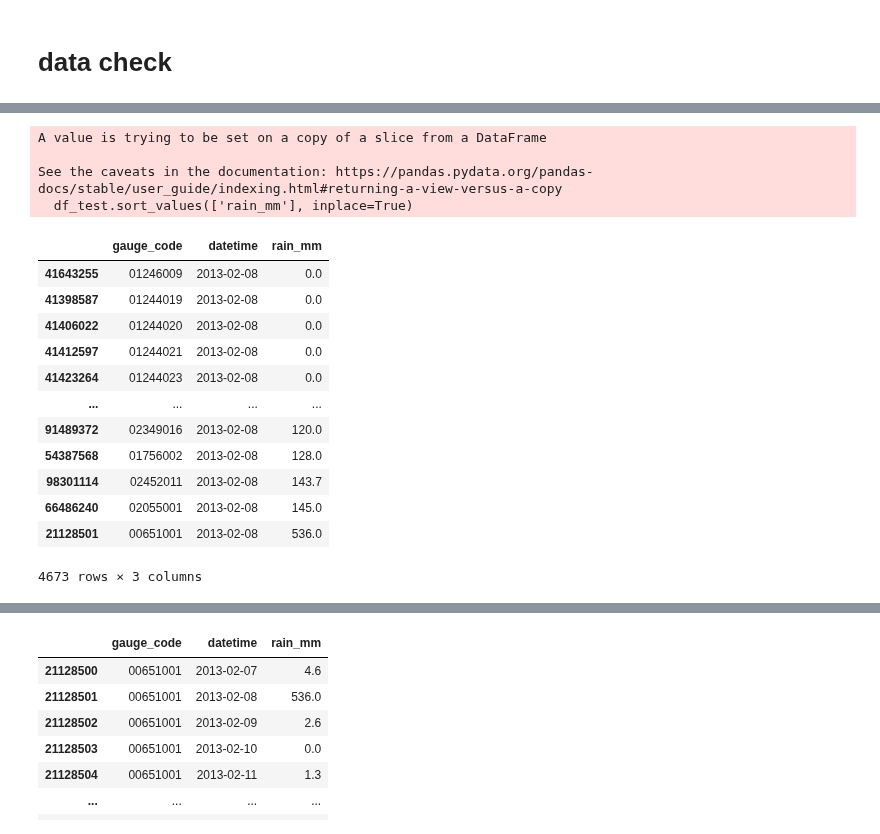
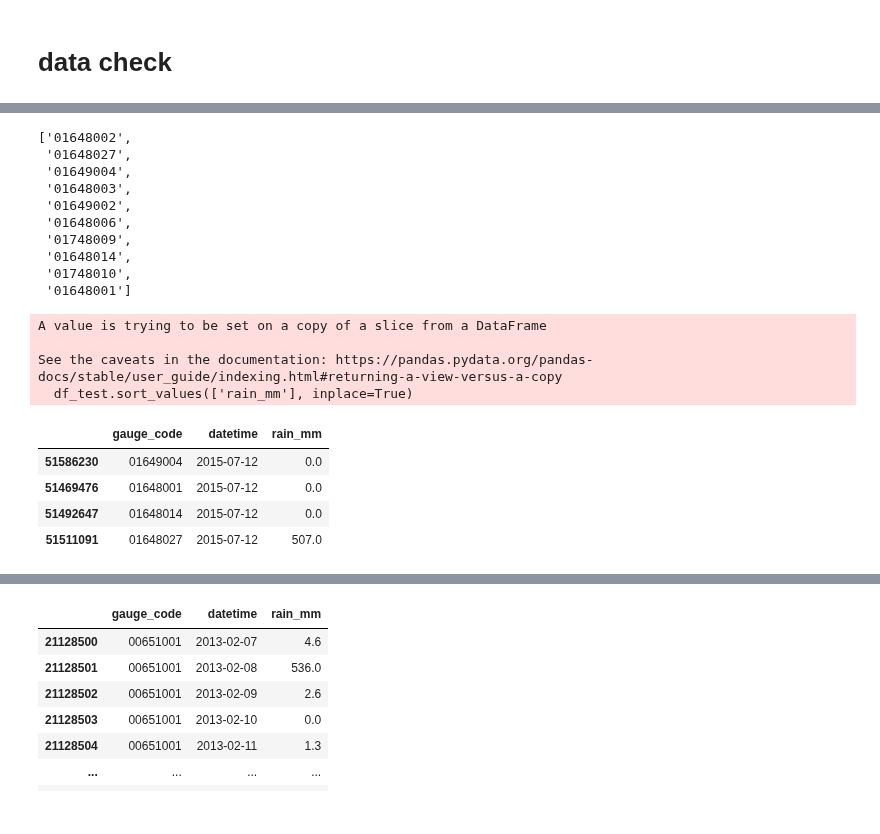
Before and after one commit to LARHENA/UFPB_Brain-D, a Jupyter notebook: Scripts e Dados/1.5 - BRAZIL - data standardization.ipynb, the cells around one changed output, grey strips where cells are left out. Drawn from its saved outputs; the diff is of its cells as text; code cells hidden in the pictures.

```diff
--- a/Scripts e Dados/1.5 - BRAZIL - data standardization.ipynb
+++ b/Scripts e Dados/1.5 - BRAZIL - data standardization.ipynb
@@ -234,4 +244,7 @@ df
+# %%
+df_data_qc = pd.read_hdf('./1 - Organized data gauge/BRAZIL/DATASETS/BRAZIL_DAILY_1961_2024_QC.h5', key='table_data')
+df_data_qc
 # %%
-# df = pd.read_hdf(r'BRAZIL_DAILY_1961_2024.h5', key='table_data').sort_values(by='datetime')
-# df
+df_info = pd.read_hdf('./1 - Organized data gauge/BRAZIL/BRAZIL_GAUGE_DATA_1961_2024.h5', key='table_info')
+df_info
 # %% [output]
@@ -269,0 +266,25 @@ df
+# %%
+from math import radians, sin, cos, sqrt, atan2
+
+df_teste = df_info[((df_info['lat'].astype(int) == -15) | (df_info['lat'].astype(int) == -16) |(df_info['lat'].astype(int) == -17) )
+                    & ((df_info['long'].astype(int) == -47) | (df_info['long'].astype(int) == -48) | (df_info['long'].astype(int) == -49) )
+                    & (df_info['source'] == 'HIDROWEB')]
+
+
+# Reference point
+ref_lat = -16.65
+ref_long = -48.65
+
+# Haversine function
+def haversine(lat1, lon1, lat2, lon2):
+    R = 6371  # Earth radius in km
+    lat1, lon1, lat2, lon2 = map(radians, [lat1, lon1, lat2, lon2])
+    dlat = lat2 - lat1
+    dlon = lon2 - lon1
+    a = sin(dlat/2)**2 + cos(lat1) * cos(lat2) * sin(dlon/2)**2
+    c = 2 * atan2(sqrt(a), sqrt(1-a))
+    return R * c
+
+df_teste['distance'] = df_teste.apply(lambda row: haversine(ref_lat, ref_long, row['lat'], row['long']), axis=1)
+df_teste = df_teste.sort_values('distance')
+df_teste
@@ -270,22 +310,29 @@ df
+# %%
+gauge_codes_nearest_10 = df_teste.nsmallest(10, 'distance')['gauge_code'].tolist()
+gauge_codes_nearest_10
+# %% [output]
+['01648002',
+ '01648027',
+ '01649004',
+ '01648003',
+ '01649002',
+ '01648006',
+ '01748009',
+ '01648014',
+ '01748010',
+ '01648001']
 # %%
-df_test = df[df['datetime'] == "2013-02-08"]
+df_test = df_data_qc[df_data_qc['datetime'] == "2015-07-12"]
 df_test.sort_values(['rain_mm'], inplace=True)
+df_test = df_test[df_test['gauge_code'].isin(gauge_codes_nearest_10)]
 df_test
 # %% [output]
 A value is trying to be set on a copy of a slice from a DataFrame
 
 See the caveats in the documentation: https://pandas.pydata.org/pandas-docs/stable/user_guide/indexing.html#returning-a-view-versus-a-copy
   df_test.sort_values(['rain_mm'], inplace=True)
 |  | gauge_code | datetime | rain_mm |
-| 41643255 | 01246009 | 2013-02-08 | 0.0 |
-| 41398587 | 01244019 | 2013-02-08 | 0.0 |
-| 41406022 | 01244020 | 2013-02-08 | 0.0 |
-| 41412597 | 01244021 | 2013-02-08 | 0.0 |
-| 41423264 | 01244023 | 2013-02-08 | 0.0 |
-| ... | ... | ... | ... |
-| 91489372 | 02349016 | 2013-02-08 | 120.0 |
-| 54387568 | 01756002 | 2013-02-08 | 128.0 |
-| 98301114 | 02452011 | 2013-02-08 | 143.7 |
-| 66486240 | 02055001 | 2013-02-08 | 145.0 |
-| 21128501 | 00651001 | 2013-02-08 | 536.0 |
+| 51586230 | 01649004 | 2015-07-12 | 0.0 |
+| 51469476 | 01648001 | 2015-07-12 | 0.0 |
+| 51492647 | 01648014 | 2015-07-12 | 0.0 |
+| 51511091 | 01648027 | 2015-07-12 | 507.0 |
-4673 rows × 3 columns
```
Also changed, not shown: parts of 14 cells of this notebook, 5 other files.
